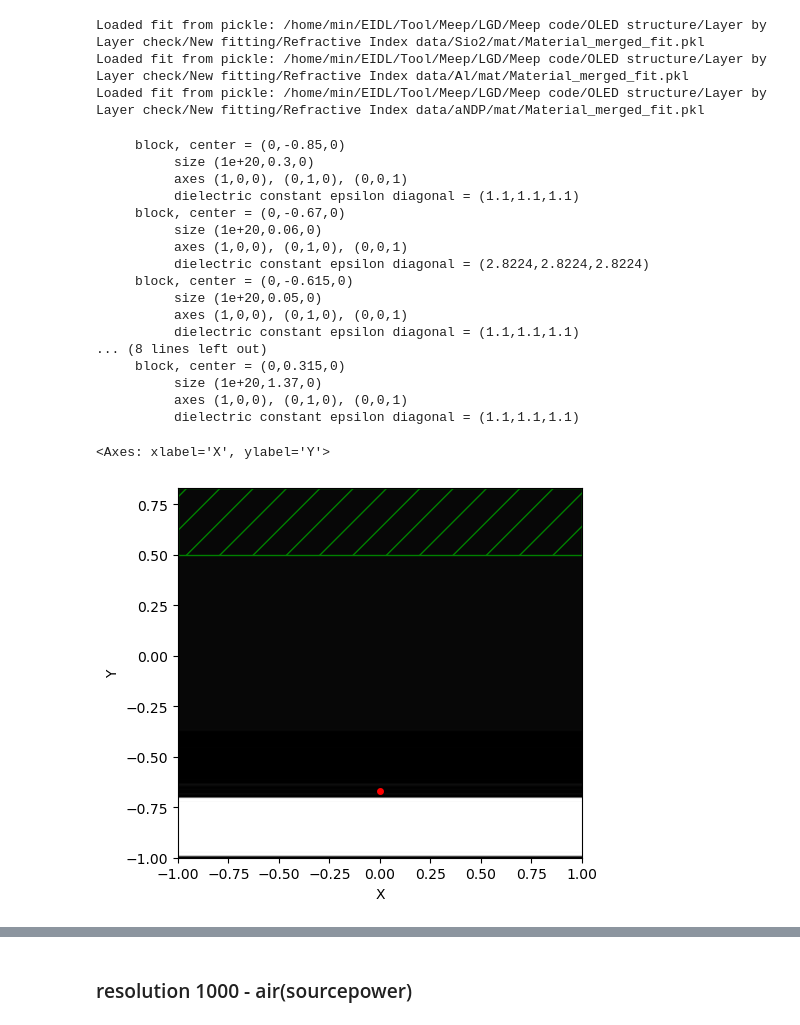
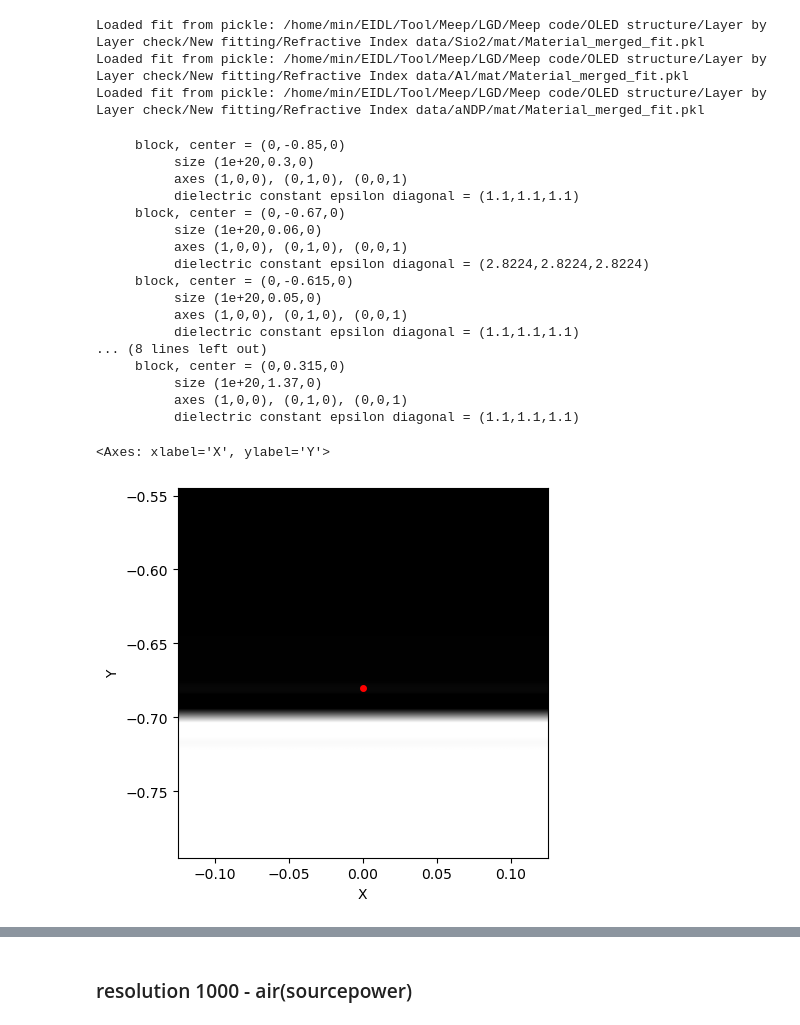
Before and after one commit to M2nion/EIDL, a Jupyter notebook: Tool/Meep/LGD/Meep code/OLED structure/Layer by Layer check/OLED_update_LBL.ipynb, the cells around one changed output, grey strips where cells are left out. Drawn from its saved outputs; the diff is of its cells as text; code cells hidden in the pictures.

```diff
--- a/Tool/Meep/LGD/Meep code/OLED structure/Layer by Layer check/OLED_update_LBL.ipynb
+++ b/Tool/Meep/LGD/Meep code/OLED structure/Layer by Layer check/OLED_update_LBL.ipynb
@@ -101,8 +14,10 @@ KeyboardInterrupt:
 # %%
+
 import numpy as np
 import meep as mp
 import nlopt
 from typing import Tuple
+import pickle
 
 # lorentzfit 함수는 이미 정의되어 있어야 함 (여기선 너가 가지고 있다고 가정함)
 
@@ -187,18 +102,18 @@ def fit_material_from_csv(
 sio2_data_path = "/home/min/EIDL/Tool/Meep/LGD/Meep code/OLED structure/Layer by Layer check/New fitting/Refractive Index data/Sio2/mat/Material_merged.csv"
 al_data_path   = "/home/min/EIDL/Tool/Meep/LGD/Meep code/OLED structure/Layer by Layer check/New fitting/Refractive Index data/Al/mat/Material_merged.csv"
 andp_data_path = "/home/min/EIDL/Tool/Meep/LGD/Meep code/OLED structure/Layer by Layer check/New fitting/Refractive Index data/aNDP/mat/Material_merged.csv"
+
+eps_inf_sio2, suscept_sio2, freq_sio2 = fit_material_from_csv(csv_path=sio2_data_path, num_lorentzians=2,  wl_range_nm = [0.38, 0.72])
+eps_inf_al, suscept_al, freq_al = fit_material_from_csv(csv_path=al_data_path, num_lorentzians=7)
+eps_inf_andp, suscept_andp, freq_andp = fit_material_from_csv(csv_path=andp_data_path, num_lorentzians=5)
+# %% [output]
+Loaded fit from pickle: /home/min/EIDL/Tool/Meep/LGD/Meep code/OLED structure/Layer by Layer check/New fitting/Refractive Index data/Sio2/mat/Material_merged_fit.pkl
+Loaded fit from pickle: /home/min/EIDL/Tool/Meep/LGD/Meep code/OLED structure/Layer by Layer check/New fitting/Refractive Index data/Al/mat/Material_merged_fit.pkl
+Loaded fit from pickle: /home/min/EIDL/Tool/Meep/LGD/Meep code/OLED structure/Layer by Layer check/New fitting/Refractive Index data/aNDP/mat/Material_merged_fit.pkl
-# %%
-eps_inf_sio2, suscept_sio2, freq_sio2 = fit_material_from_csv(csv_path=sio2_data_path, num_lorentzians=2)
-eps_inf_al, suscept_al, freq_al = fit_material_from_csv(csv_path=al_data_path, num_lorentzians=7)
-eps_inf_andp, suscept_andp, freq_andp = fit_material_from_csv(csv_path=andp_data_path, num_lorentzians=5)
-# %% [output]
-Loaded fit from pickle: /home/min/EIDL/Tool/Meep/LGD/Meep code/OLED structure/Layer by Layer check/New fitting/Refractive Index data/Sio2/mat/Material_merged_fit.pkl
-Loaded fit from pickle: /home/min/EIDL/Tool/Meep/LGD/Meep code/OLED structure/Layer by Layer check/New fitting/Refractive Index data/Al/mat/Material_merged_fit.pkl
-Loaded fit from pickle: /home/min/EIDL/Tool/Meep/LGD/Meep code/OLED structure/Layer by Layer check/New fitting/Refractive Index data/aNDP/mat/Material_merged_fit.pkl
 # %%
-sio2 =  mp.Medium(epsilon = 1.1,   E_susceptibilities = suscept_sio2, valid_freq_range=freq_sio2) # SiO2 ,
-andp =  mp.Medium(epsilon = 1.1,   E_susceptibilities = suscept_andp, valid_freq_range=freq_andp) # aNDP ,
-Al  =   mp.Medium(epsilon = 1.1,     E_susceptibilities = suscept_al, valid_freq_range=freq_al)
+sio2 =  mp.Medium(epsilon = eps_inf_sio2,   E_susceptibilities = suscept_sio2, valid_freq_range=freq_sio2) # SiO2 ,
+andp =  mp.Medium(epsilon = eps_inf_andp,   E_susceptibilities = suscept_andp, valid_freq_range=freq_andp) # aNDP ,
+Al  =   mp.Medium(epsilon = eps_inf_al,     E_susceptibilities = suscept_al, valid_freq_range=freq_al)
 # %%
 ### ----- Refractive index ----- ###,
 # Glass = mp.Medium(epsilon=eps_inf_sio2, E_susceptibilities = suscept_sio2) # SiO2 ,
@@ -284,7 +199,10 @@ geometry_fitting = [
         )
 ]
 
-source_center = mp.Vector3(0,-0.67,0)
+# center = -0.67
+center = -0.68
+
+source_center = mp.Vector3(0,center,0)
 
 sources = [mp.Source(
         src=mp.GaussianSource(frequency=fcen, fwidth=df),
@@ -307,27 +225,27 @@ sim_fitting = mp.Simulation(
     extra_materials=[Cathode, aNDP, Glass]
 )
 # %%
-sim_fitting.plot2D(output_plane = mp.Volume(center=mp.Vector3(0, -0.67, 0), size=mp.Vector3(2, 3, 0)))
+sim_fitting.plot2D(output_plane = mp.Volume(center=mp.Vector3(0, -0.67, 0), size=mp.Vector3(0.25, 0.25, 0)))
 # %% [output]
      block, center = (0,-0.85,0)
           size (1e+20,0.3,0)
           axes (1,0,0), (0,1,0), (0,0,1)
           dielectric constant epsilon diagonal = (1.1,1.1,1.1)
      block, center = (0,-0.67,0)
           size (1e+20,0.06,0)
           axes (1,0,0), (0,1,0), (0,0,1)
           dielectric constant epsilon diagonal = (2.8224,2.8224,2.8224)
      block, center = (0,-0.615,0)
           size (1e+20,0.05,0)
           axes (1,0,0), (0,1,0), (0,0,1)
           dielectric constant epsilon diagonal = (1.1,1.1,1.1)
 ... (8 lines left out)
      block, center = (0,0.315,0)
           size (1e+20,1.37,0)
           axes (1,0,0), (0,1,0), (0,0,1)
           dielectric constant epsilon diagonal = (1.1,1.1,1.1)
 <Axes: xlabel='X', ylabel='Y'>
-[figure, old version]
+[figure, new version]
 # %%
 offset = 0.01
 flux_size = 0.02
```
Also changed, not shown: parts of 7 cells of this notebook, 17 other files.
